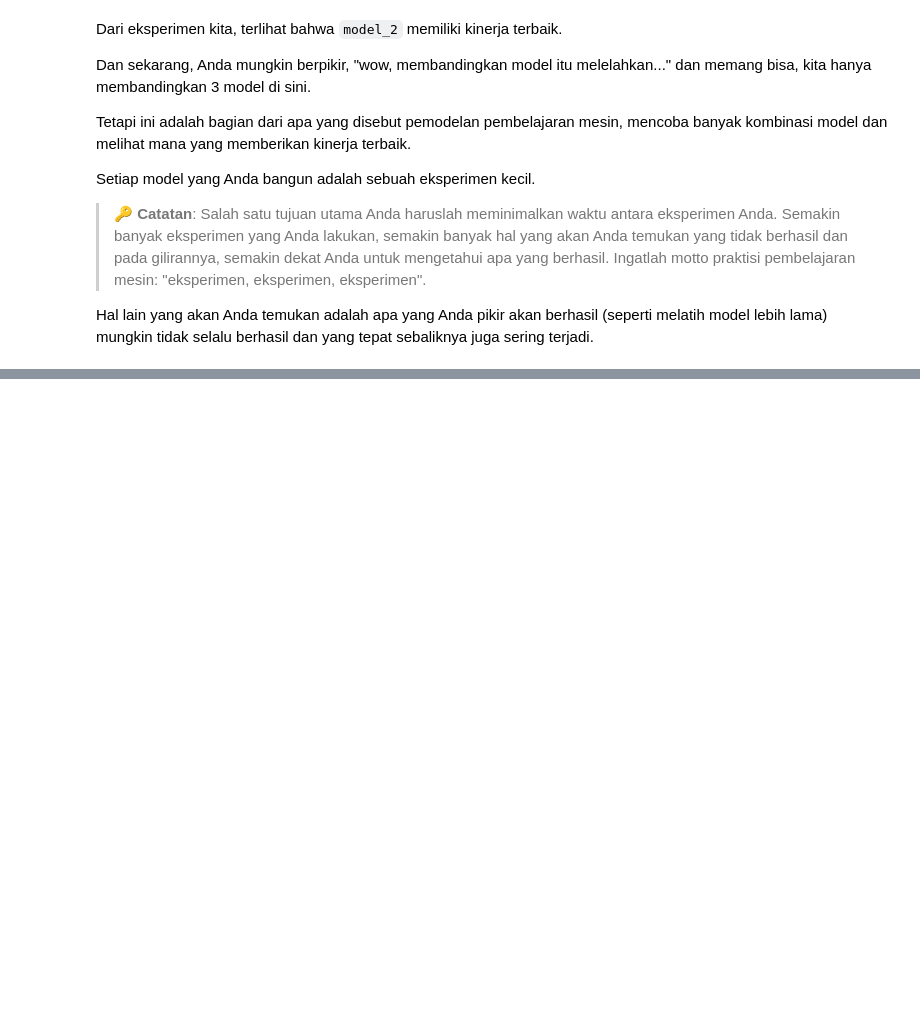
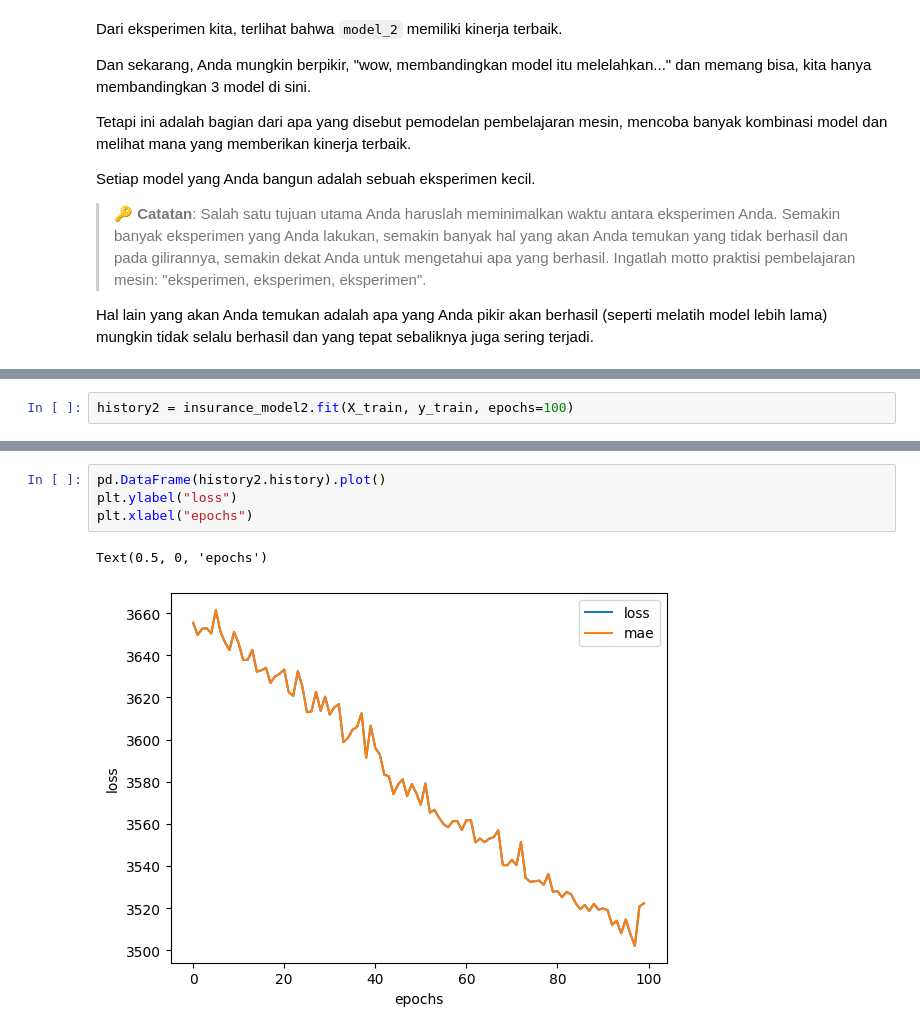
Before and after one commit to Jiiahhhh/Belajar_TensorFlow, a Jupyter notebook: 01_nn_regression.ipynb, the cells around one changed output, grey strips where cells are left out. Cells and saved outputs as stored; diff of their text form; blank space fills up the shorter version.

```diff
--- a/01_nn_regression.ipynb
+++ b/01_nn_regression.ipynb
@@ -930,0 +1213,2 @@ Hal lain yang akan Anda temukan adalah apa yang Anda pikir akan berhasil (sepert
+# %%
+history2 = insurance_model2.fit(X_train, y_train, epochs=100)
@@ -930,0 +1239,7 @@ Hal lain yang akan Anda temukan adalah apa yang Anda pikir akan berhasil (sepert
+# %%
+pd.DataFrame(history2.history).plot()
+plt.ylabel("loss")
+plt.xlabel("epochs")
+# %% [output]
+Text(0.5, 0, 'epochs')
+[figure, added]
```
Also changed, not shown: parts of 57 cells of this notebook.
